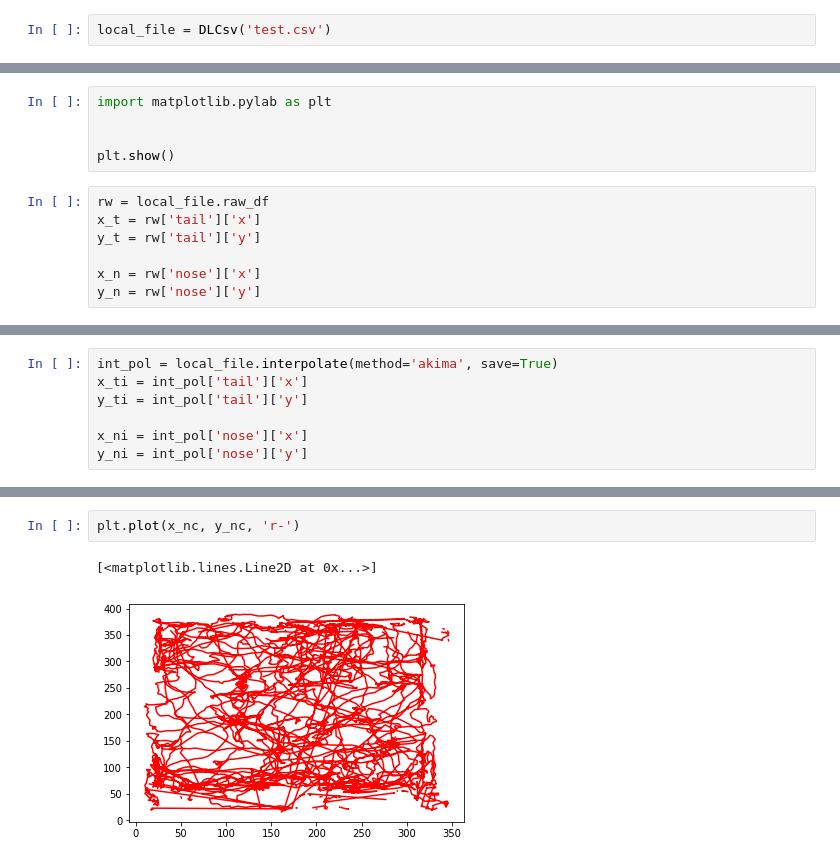
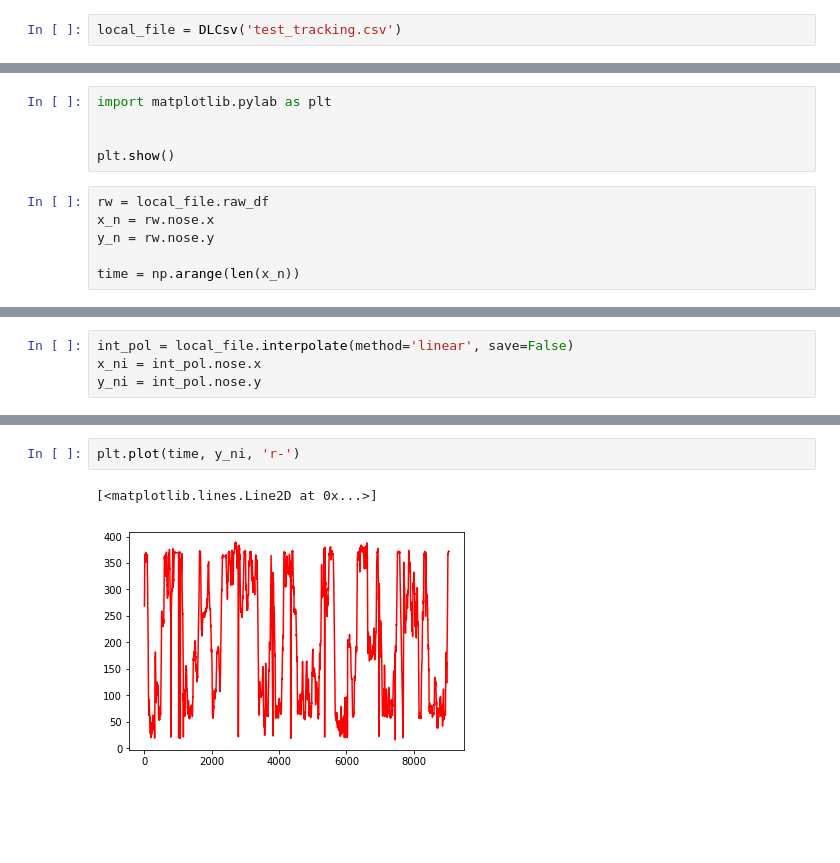
Before and after one commit to caniko/BiKiPy, a Jupyter notebook: DLCA example.ipynb, the cells around one changed output, grey strips where cells are left out. Cells and saved outputs as stored; diff of their text form; blank space fills up the shorter version.

```diff
--- a/DLCA example.ipynb
+++ b/DLCA example.ipynb
@@ -45,4 +48,4 @@ import numpy as np
 import scipy as sc
 import matplotlib.pylab as plt
 # %%
-local_file = DLCsv('test.csv')
+local_file = DLCsv('test_tracking.csv')
@@ -66,8 +56,7 @@ import matplotlib.pylab as plt
 plt.show()
 # %%
 rw = local_file.raw_df
-x_t = rw['tail']['x']
-y_t = rw['tail']['y']
+x_n = rw.nose.x
+y_n = rw.nose.y
 
-x_n = rw['nose']['x']
-y_n = rw['nose']['y']
+time = np.arange(len(x_n))
@@ -81,7 +82,4 @@ y_nc = clean['nose']['y']
 # %%
-int_pol = local_file.interpolate(method='akima', save=True)
-x_ti = int_pol['tail']['x']
-y_ti = int_pol['tail']['y']
-
-x_ni = int_pol['nose']['x']
-y_ni = int_pol['nose']['y']
+int_pol = local_file.interpolate(method='linear', save=False)
+x_ni = int_pol.nose.x
+y_ni = int_pol.nose.y
@@ -93,5 +86,5 @@ plt.plot(x_nc, y_nc, 'b*')
 # %%
-plt.plot(x_nc, y_nc, 'r-')
+plt.plot(time, y_ni, 'r-')
 # %% [output]
 [<matplotlib.lines.Line2D at 0x...>]
-[figure, old version]
+[figure, new version]
```
Also changed, not shown: parts of 11 cells of this notebook, 1 other file.
